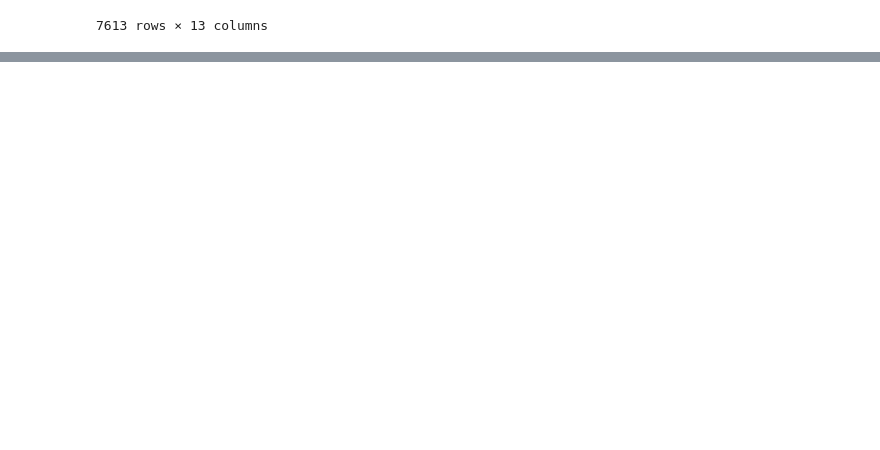
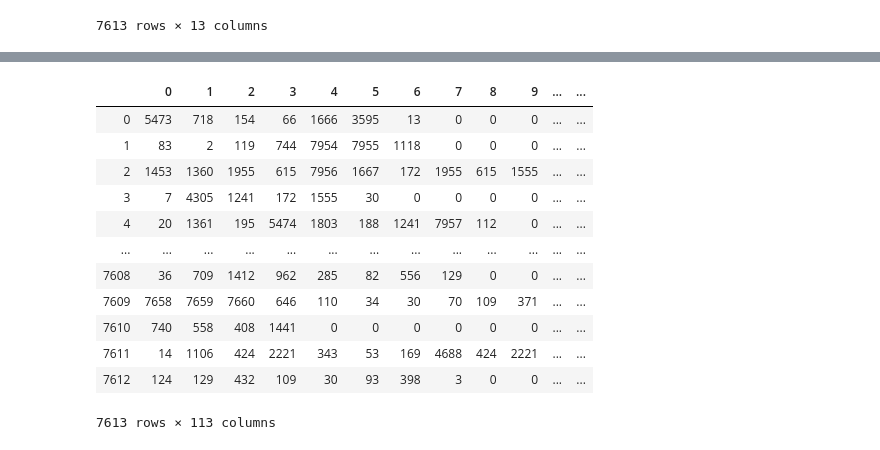
Before and after one commit to freedocx/NPLdisasterPrediction, a Jupyter notebook: Arnold/XGBoostAnalysis.ipynb, the cells around one changed output, grey strips where cells are left out. Saved outputs shown, nothing was run; the diff lists cells and outputs as text; code cells hidden in the pictures; blank space fills up the shorter version.

Commit message:
Se agrega features generadas por GloVe en base a 'text'

```diff
--- a/Arnold/XGBoostAnalysis.ipynb
+++ b/Arnold/XGBoostAnalysis.ipynb
@@ -439,0 +443,67 @@ Accuracy: 73.34%
+# %%
+import pickle
+
+pickle_in = open("../embedd_train.csv","rb")
+embedd_train = pickle.load(pickle_in)
+embedd_train = pd.DataFrame(embedd_train)
+embedd_train
+
+train = pd.read_csv('../train.csv')
+
+#cantidad rows 7613
+def is_in_text(keyword, text):
+    is_in = 1
+    arrKeyword = keyword.split("_")
+    for key in arrKeyword:
+        if not(key.upper() in text.upper() and key != ''):
+            is_in = 0
+            break
+
+    return is_in
+
+
+train['keyword'] = train['keyword'].apply(lambda x: x.replace('%20', '_') if (isinstance(x, str)) else '')
+
+keywords = train['keyword'].value_counts().to_frame().reset_index()
+keywords.columns =['keyword', 'mean_keyword']
+train = pd.merge(train, keywords, how='left', on='keyword')
+
+train['mean_keyword'] = train['mean_keyword'].apply(lambda x: x/len(train))
+train['text_contains_keyword'] = train.apply(lambda x: is_in_text(x.keyword, x.text), axis=1)
+
+groupbyKeyword = train.groupby(['keyword'])['text_contains_keyword']
+text_contains_keyword_sum = groupbyKeyword.sum().reset_index(name='value')
+text_contains_keyword_count = groupbyKeyword.count().reset_index(name='value')
+mean_text_contains_keyword = pd.DataFrame({'keyword': text_contains_keyword_sum['keyword'], 'mean_text_contains_keyword': text_contains_keyword_sum['value']/text_contains_keyword_count['value']})
+train = pd.merge(train, mean_text_contains_keyword, how='left', on='keyword')
+
+train['keyword'] = train['keyword'].transform(lambda x: len(x) if (isinstance(x, str)) else 0)
+
+train['word_count'] = train['text'].apply(lambda x: len(str(x).split()))
+train['word_mean_len'] = train['text'].apply(lambda x: np.mean([len(c) for c in str(x).split()]))
+train['upper_count'] = train['text'].apply(lambda x: len(re.findall("[ A-Z ]",x)))
+train['white_count'] = train['text'].apply(lambda x: len(re.findall(r'\s+',x)))
+train['url_count'] = train['text'].apply(lambda x: len([w for w in str(x).lower().split() if 'http' in w or 'https' in w]))
+train['hashtag_count'] = train['text'].apply(lambda x: len([c for c in str(x) if c == '#']))
+train['mention_count'] = train['text'].apply(lambda x: len([c for c in str(x) if c == '@']))
+train['text'] = train['text'].transform(lambda x: len(x) if (isinstance(x, str)) else 0)
+
+train = train[['keyword', 'text_contains_keyword', 'mean_keyword', 'mean_text_contains_keyword', 'text', \
+               'word_count', 'word_mean_len', 'upper_count', 'white_count', 'url_count', 'hashtag_count', 'mention_count', 'target']]
+
+train = pd.concat([embedd_train, train],axis=1)
+train
+# %% [output]
+|  | 0 | 1 | 2 | 3 | 4 | 5 | 6 | 7 | 8 | 9 | ... | ... |
+| 0 | 5473 | 718 | 154 | 66 | 1666 | 3595 | 13 | 0 | 0 | 0 | ... | ... |
+| 1 | 83 | 2 | 119 | 744 | 7954 | 7955 | 1118 | 0 | 0 | 0 | ... | ... |
+| 2 | 1453 | 1360 | 1955 | 615 | 7956 | 1667 | 172 | 1955 | 615 | 1555 | ... | ... |
+| 3 | 7 | 4305 | 1241 | 172 | 1555 | 30 | 0 | 0 | 0 | 0 | ... | ... |
+| 4 | 20 | 1361 | 195 | 5474 | 1803 | 188 | 1241 | 7957 | 112 | 0 | ... | ... |
+| ... | ... | ... | ... | ... | ... | ... | ... | ... | ... | ... | ... | ... |
+| 7608 | 36 | 709 | 1412 | 962 | 285 | 82 | 556 | 129 | 0 | 0 | ... | ... |
+| 7609 | 7658 | 7659 | 7660 | 646 | 110 | 34 | 30 | 70 | 109 | 371 | ... | ... |
+| 7610 | 740 | 558 | 408 | 1441 | 0 | 0 | 0 | 0 | 0 | 0 | ... | ... |
+| 7611 | 14 | 1106 | 424 | 2221 | 343 | 53 | 169 | 4688 | 424 | 2221 | ... | ... |
+| 7612 | 124 | 129 | 432 | 109 | 30 | 93 | 398 | 3 | 0 | 0 | ... | ... |
+7613 rows × 113 columns
```
Also changed, not shown: parts of 9 cells of this notebook.
